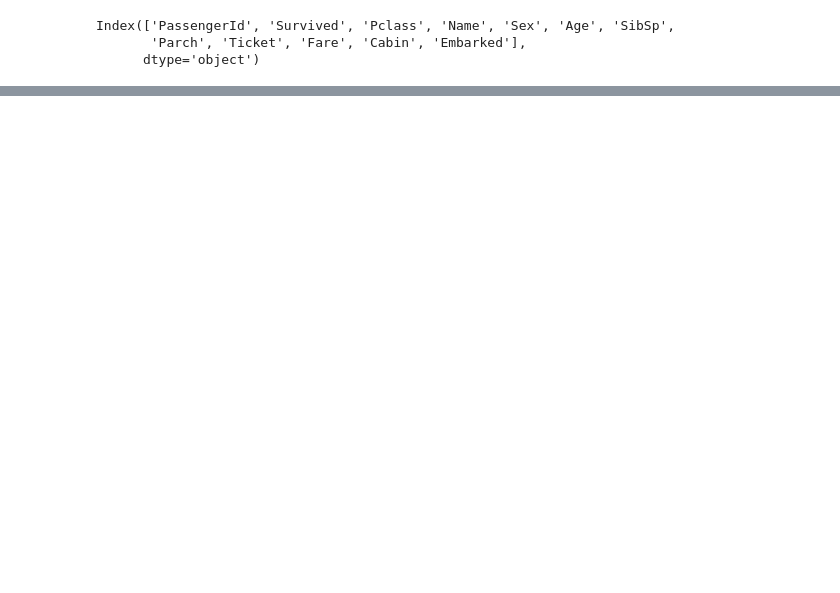
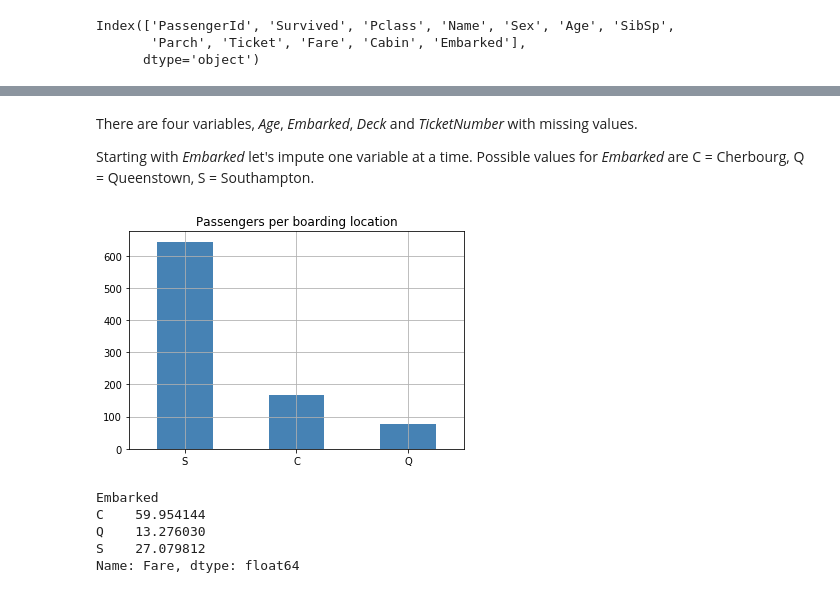
Before and after one commit to akulapa/Data622-HW2, a Jupyter notebook: EDA01.ipynb, the cells around one changed output, grey strips where cells are left out. Drawn from its saved outputs; the diff is of its cells as text; code cells hidden in the pictures; blank space fills up the shorter version.

```diff
--- a/EDA01.ipynb
+++ b/EDA01.ipynb
@@ -283,0 +371,19 @@ array([ 0.022     ,  0.996     ,  0.848     ,  0.95      ,  0.        ,
+# %% [markdown]
+There are four variables, _Age_, _Embarked_, _Deck_ and _TicketNumber_ with missing values.
+
+
+Starting with _Embarked_ let's impute one variable at a time. Possible values for _Embarked_ are C = Cherbourg, Q = Queenstown, S = Southampton.
+# %%
+pipelineOutput.Embarked.value_counts().plot(kind='bar', color='steelblue', grid=True, rot=0)
+plt.title("Passengers per boarding location");
+# %% [output]
+[figure, added]
+# %%
+#Get average price per port
+pipelineOutput.groupby('Embarked').agg('mean')['Fare']
+# %% [output]
+Embarked
+C    59.954144
+Q    13.276030
+S    27.079812
+Name: Fare, dtype: float64
```
Also changed, not shown: parts of 76 cells of this notebook.
